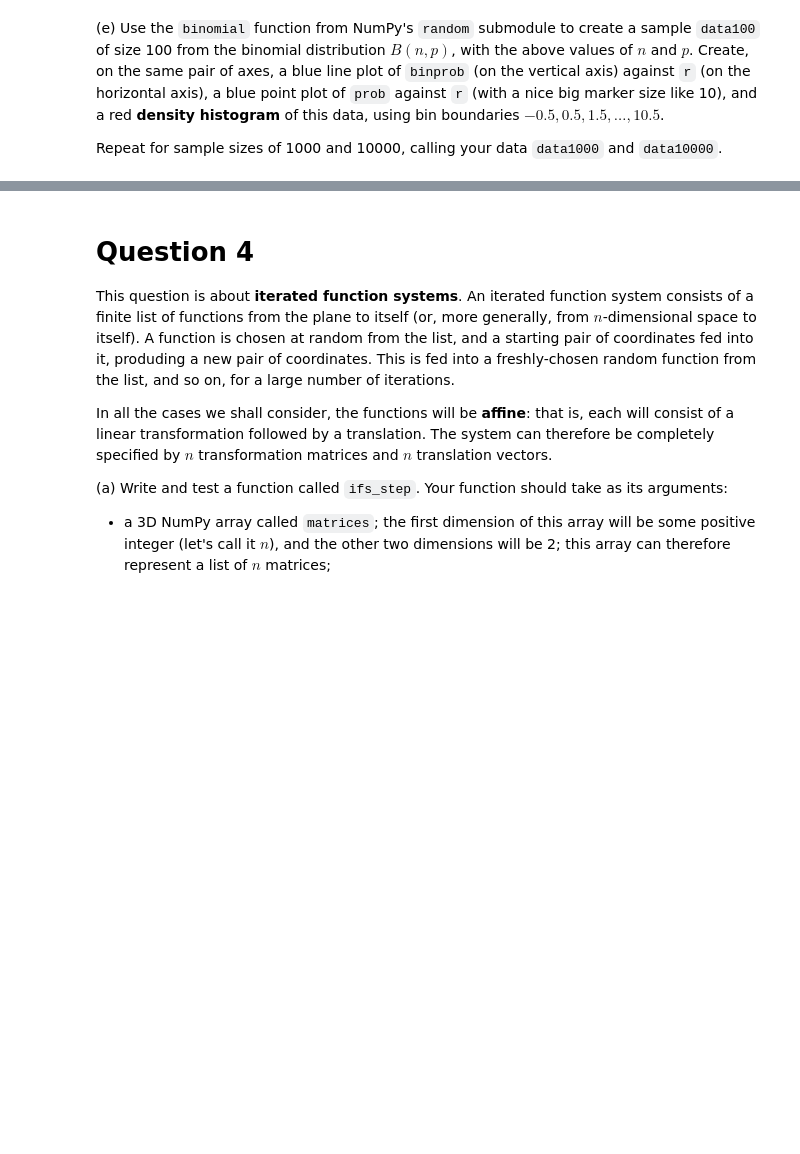
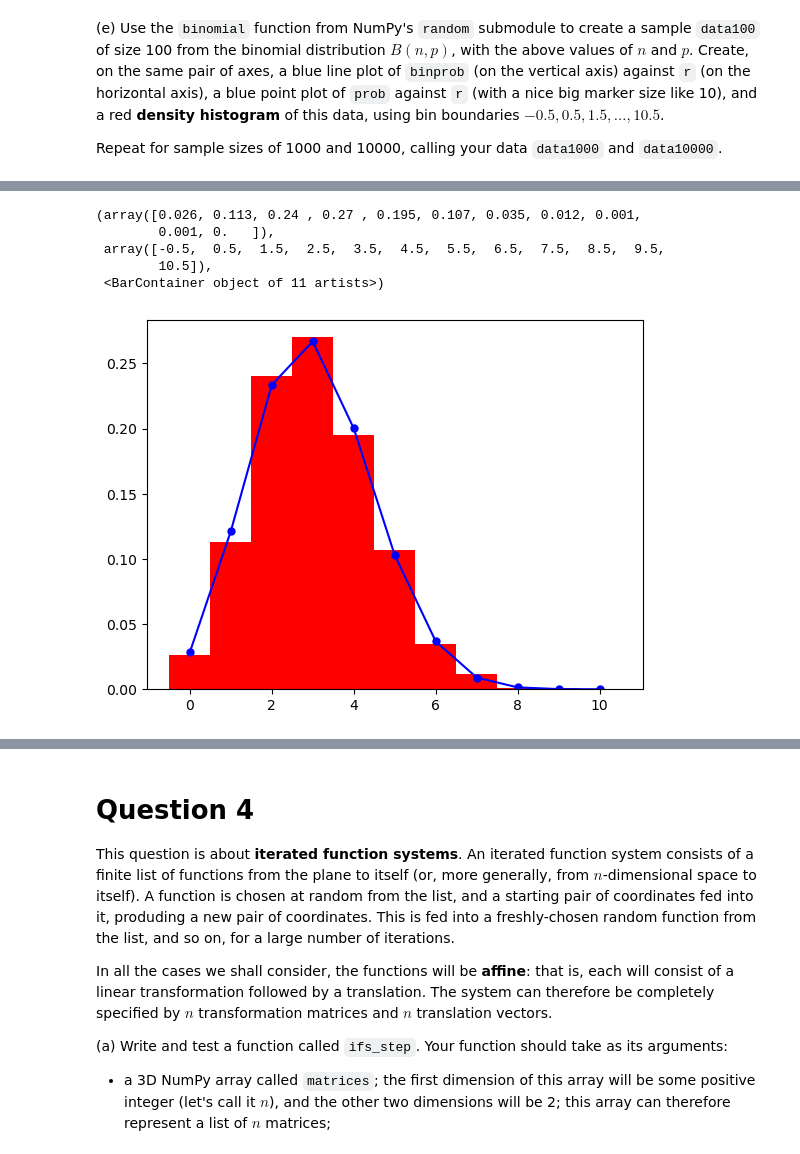
Before and after one commit to Imperial-MATH40006/math40006-2022-23-term2-week4-akiraawan, a Jupyter notebook: term2week4.ipynb, the cells around one changed output, grey strips where cells are left out. Drawn from its saved outputs; the diff is of its cells as text; code cells hidden in the pictures; blank space fills up the shorter version.

```diff
--- a/term2week4.ipynb
+++ b/term2week4.ipynb
@@ -466,7 +506,16 @@ question3e1(_globals)
 # %%
-# Cell for second plot
-# YOUR CODE HERE
-raise NotImplementedError()
+data1000 = nrnd.binomial(n, p, 1000)
+fig, ax = plt.subplots()
+ax.plot(r, binprob, "b-")
+ax.plot(r, binprob, "b.", markersize="10")
+ax.hist(data1000, color="red", density=True, bins=np.linspace(-0.5, 10.5, 12))
+# %% [output]
+(array([0.026, 0.113, 0.24 , 0.27 , 0.195, 0.107, 0.035, 0.012, 0.001,
+        0.001, 0.   ]),
+ array([-0.5,  0.5,  1.5,  2.5,  3.5,  4.5,  5.5,  6.5,  7.5,  8.5,  9.5,
+        10.5]),
+ <BarContainer object of 11 artists>)
+[figure, added]
 # %%
 # For checking data1000
 # 1 Mark
```
Also changed, not shown: parts of 26 cells of this notebook.
